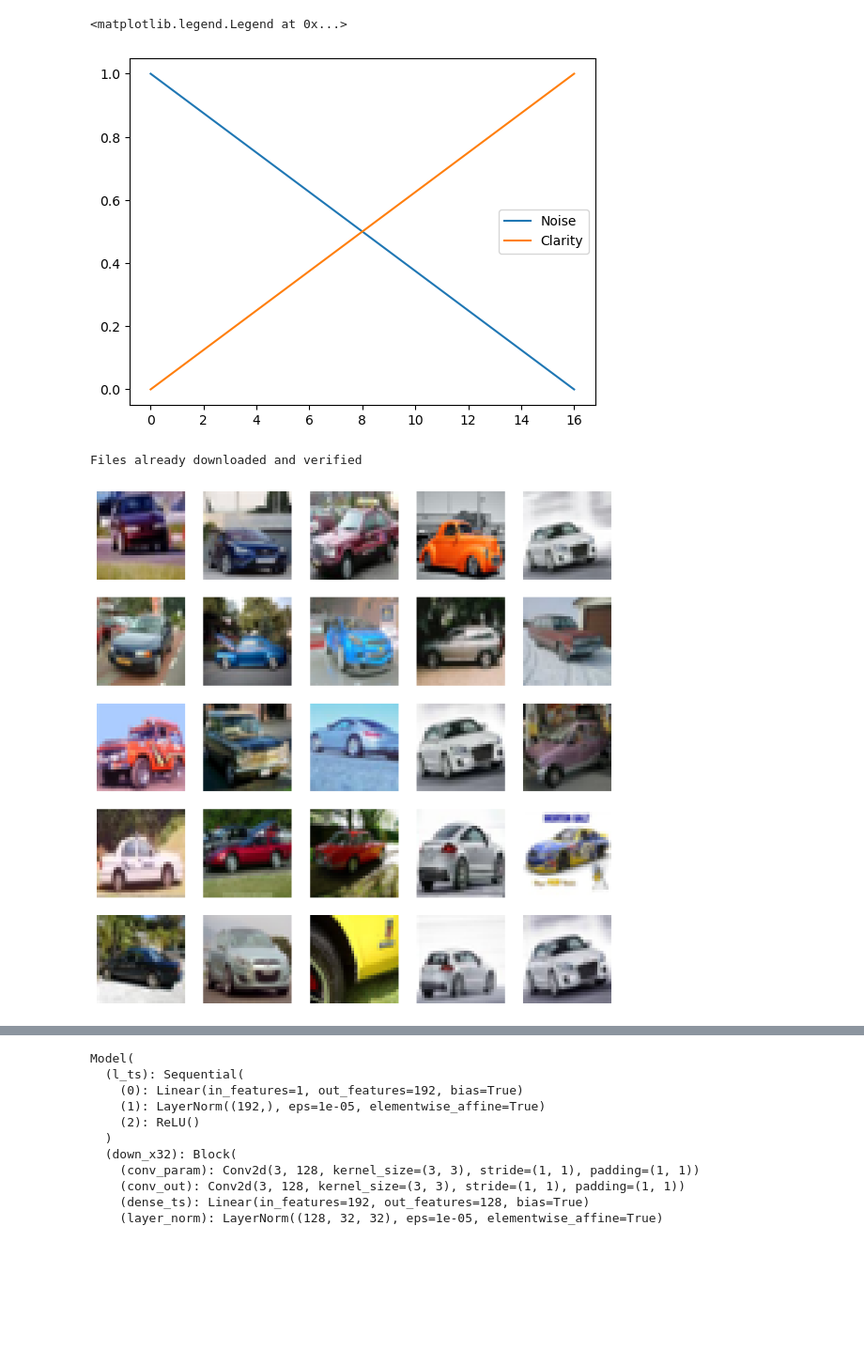
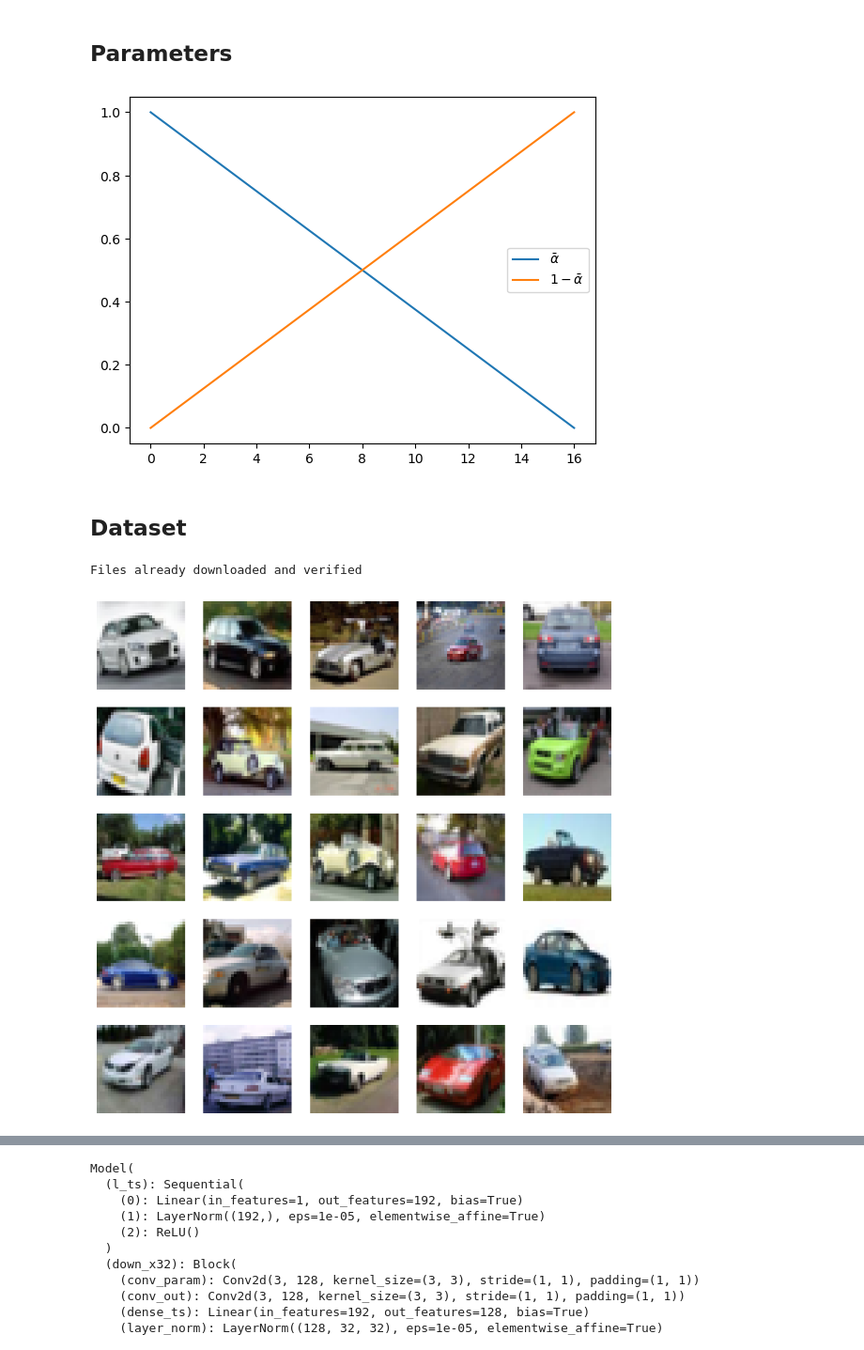
Before and after one commit to jorchard/diffusion_models, a Jupyter notebook: QuickDiffusionModel_torch.ipynb, the cells around one changed output, grey strips where cells are left out. Shown at 94% size. Cells and saved outputs as stored; diff of their text form; code cells hidden in the pictures; blank space fills up the shorter version.

```diff
--- a/QuickDiffusionModel_torch.ipynb
+++ b/QuickDiffusionModel_torch.ipynb
@@ -19,3 +19,5 @@ from torchvision import transforms
+# %% [markdown]
+## Parameters
 # %%
 IMG_SIZE = 32     # input image size, CIFAR-10 is 32x32
 BATCH_SIZE = 128  # for training batch size
@@ -24,12 +26,13 @@ time_bar = 1 - np.linspace(0, 1.0, timesteps + 1) # linspace for timesteps
 
 device = torch.device('cuda')
 # %%
-plt.plot(time_bar, label='Noise')
-plt.plot(1 - time_bar, label='Clarity')
-plt.legend()
+plt.plot(time_bar, label=r'$\bar{\alpha}$')
+plt.plot(1 - time_bar, label=r'$1-\bar{\alpha}$')
+plt.legend();
 # %% [output]
-<matplotlib.legend.Legend at 0x...>
-[figure, old version]
+[figure, new version]
+# %% [markdown]
+## Dataset
 # %%
 # Prepare CIFAR10
 
@@ -50,19 +53,21 @@ Files already downloaded and verified
 # %%
 def cvtImg(img):
     img = img.permute([0, 2, 3, 1])
     img = img - img.min()
     img = (img / img.max())
     return img.numpy().astype(np.float32)
 
 def show_examples(x):
     plt.figure(figsize=(10, 10))
-    imgs = cvtImg(x)
+    #imgs = cvtImg(x)
     for i in range(25):
+        img = cvtImg(x[i].unsqueeze(0))
         plt.subplot(5, 5, i+1)
-        plt.imshow(imgs[i])
+        #plt.imshow(imgs[i])
+        plt.imshow(img[0])
         plt.axis('off')
 
 x, _ = next(iter(trainloader))
 show_examples(x)
 # %% [output]
-[figure, old version]
+[figure, new version]
```
Also changed, not shown: parts of 20 cells of this notebook, 4 other files.
